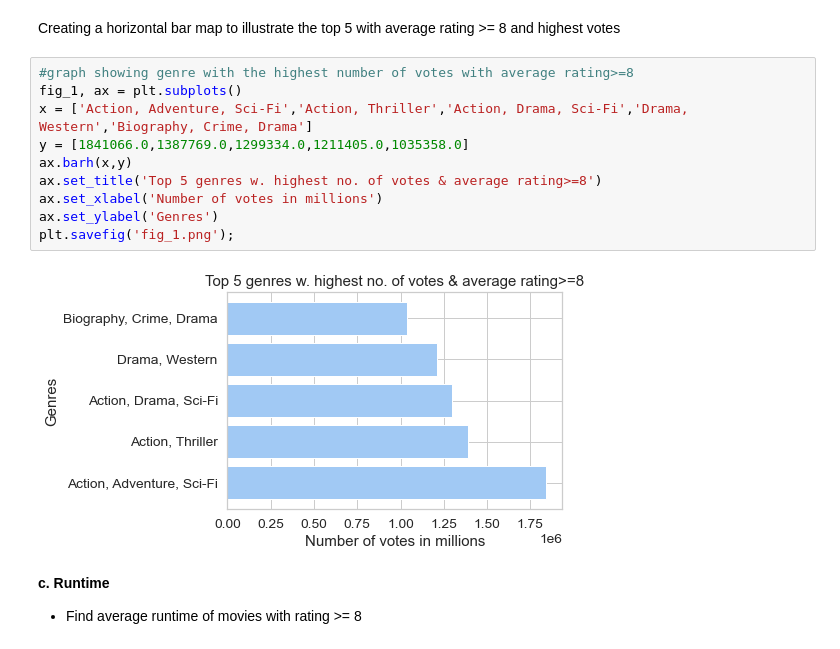
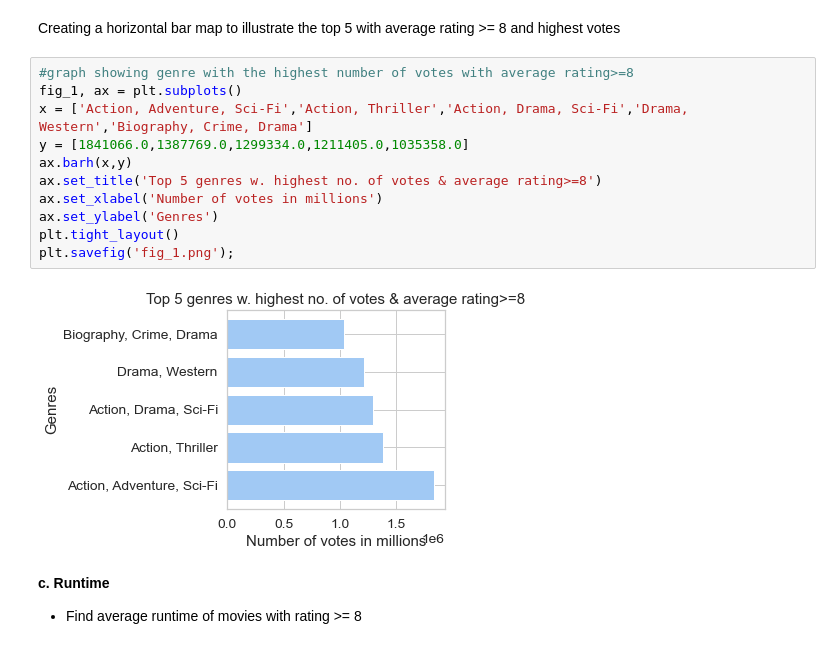
Before and after one commit to NBYHO/Microsoft-project-1, a Jupyter notebook: Microsoft movies analysis notebook.ipynb, the cells around one changed output. Saved outputs shown, nothing was run; the diff lists cells and outputs as text.

Commit message:
modified images

```diff
--- a/Microsoft movies analysis notebook.ipynb
+++ b/Microsoft movies analysis notebook.ipynb
@@ -764,15 +764,16 @@ Creating a horizontal bar map to illustrate the top 5 with average rating >= 8 a
 # %%
 #graph showing genre with the highest number of votes with average rating>=8
 fig_1, ax = plt.subplots()
 x = ['Action, Adventure, Sci-Fi','Action, Thriller','Action, Drama, Sci-Fi','Drama, Western','Biography, Crime, Drama']
 y = [1841066.0,1387769.0,1299334.0,1211405.0,1035358.0]
 ax.barh(x,y)
 ax.set_title('Top 5 genres w. highest no. of votes & average rating>=8')
 ax.set_xlabel('Number of votes in millions')
 ax.set_ylabel('Genres')
+plt.tight_layout()
 plt.savefig('fig_1.png');
 # %% [output]
-[figure, old version]
+[figure, new version]
 # %% [markdown]
 **c. Runtime**
 - Find average runtime of movies with rating >= 8
```
Also changed, not shown: parts of 19 cells of this notebook, 5 other files.
